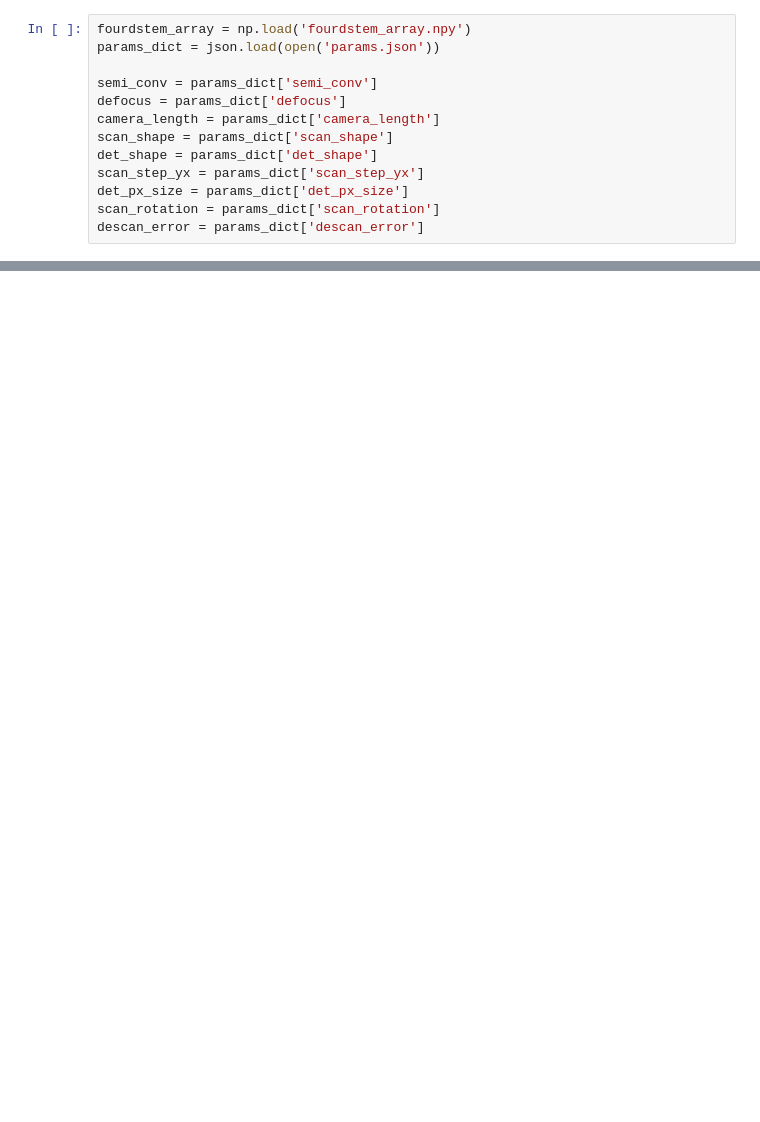
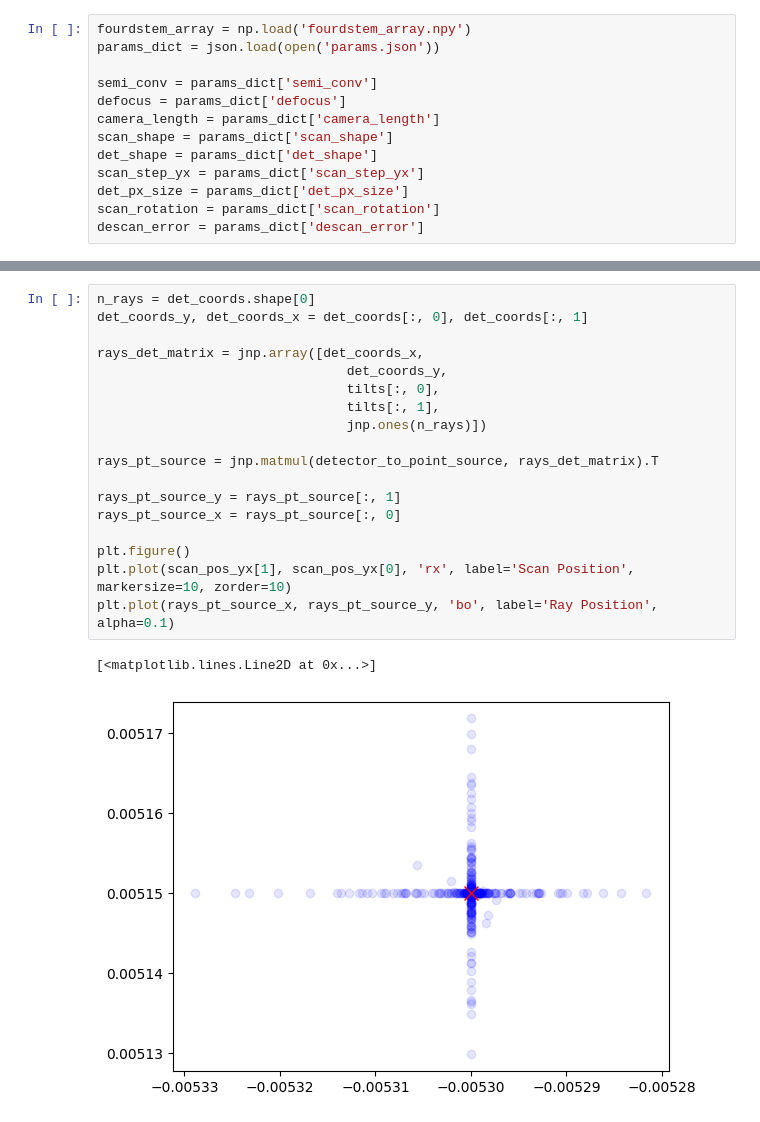
Before and after one commit to uellue/TemGymCore, a Jupyter notebook: fourdstem_example/optimiser.ipynb, the cells around one changed output, grey strips where cells are left out. Cells and saved outputs as stored; diff of their text form; blank space fills up the shorter version.

```diff
--- a/fourdstem_example/optimiser.ipynb
+++ b/fourdstem_example/optimiser.ipynb
@@ -149,0 +261,21 @@ det_coords = Detector.get_coords()
+# %%
+n_rays = det_coords.shape[0]
+det_coords_y, det_coords_x = det_coords[:, 0], det_coords[:, 1]
+
+rays_det_matrix = jnp.array([det_coords_x,
+                                det_coords_y,
+                                tilts[:, 0],
+                                tilts[:, 1],
+                                jnp.ones(n_rays)])
+
+rays_pt_source = jnp.matmul(detector_to_point_source, rays_det_matrix).T
+
+rays_pt_source_y = rays_pt_source[:, 1]
+rays_pt_source_x = rays_pt_source[:, 0]
+
+plt.figure()
+plt.plot(scan_pos_yx[1], scan_pos_yx[0], 'rx', label='Scan Position', markersize=10, zorder=10)
+plt.plot(rays_pt_source_x, rays_pt_source_y, 'bo', label='Ray Position', alpha=0.1)
+# %% [output]
+[<matplotlib.lines.Line2D at 0x...>]
+[figure, added]
```
Also changed, not shown: parts of 12 cells of this notebook.
